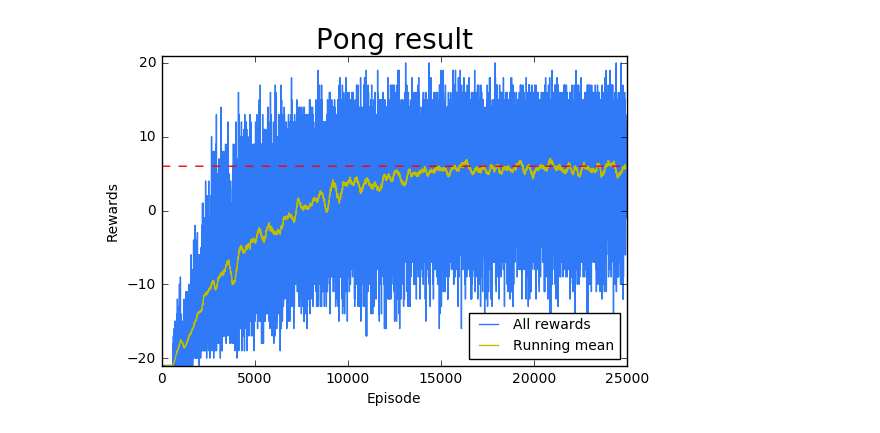
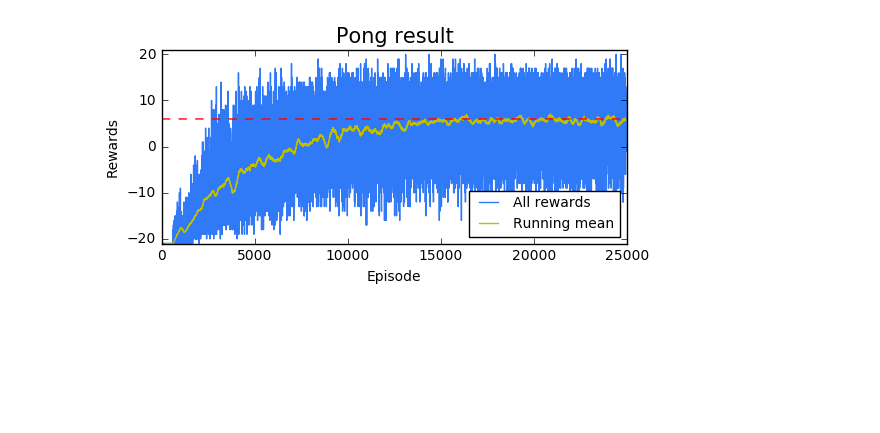
Before and after one commit to GordonCai/Project-Deep-Reinforcement-Learning-With-Policy-Gradient, a Jupyter notebook: Code/PG-Pong-Gordon-ANN-1.ipynb, the cells around one changed output. Cells and saved outputs as stored; diff of their text form; code cells hidden in the pictures; blank space fills up the shorter version.

```diff
--- a/Code/PG-Pong-Gordon-ANN-1.ipynb
+++ b/Code/PG-Pong-Gordon-ANN-1.ipynb
@@ -194,28 +194,28 @@ KeyboardInterrupt:
 # %%
 # Plotting
 import matplotlib.cm as cm
 colors = cm.rainbow(np.linspace(0, 1, 20))
 interval = 200
 
 new_reward_hist = [-21]*600
 new_reward_hist.extend(reward_hist)
 
 def get_mean_var(reward_hist):
     ts = pd.Series(reward_hist)
     return pd.rolling_mean(ts, interval), pd.rolling_var(ts, interval)
 
 running_mean, running_var = get_mean_var(new_reward_hist)
 
-
-plt.title('Pong result',fontsize=20)
+plt.figure(figsize=(6,2.5))
+plt.title('Pong result',fontsize=15)
 plt.ylim(-21,21)
 plt.xlabel('Episode')
 plt.ylabel('Rewards')
 plt.plot(np.array(new_reward_hist),label='All rewards',c=colors[3,:])
 plt.plot(np.array(running_mean),'y',label='Running mean')
 plt.plot([6]*len(running_mean),'r--')
 plt.legend(loc=4,fontsize=10)
 plt.savefig('PG-Pong-ckpt-1/ANN1.jpg')
 plt.show()
 # %% [output]
-[figure, old version]
+[figure, new version]
```
Also changed, not shown: parts of 1 cell of this notebook, 13 other files.
